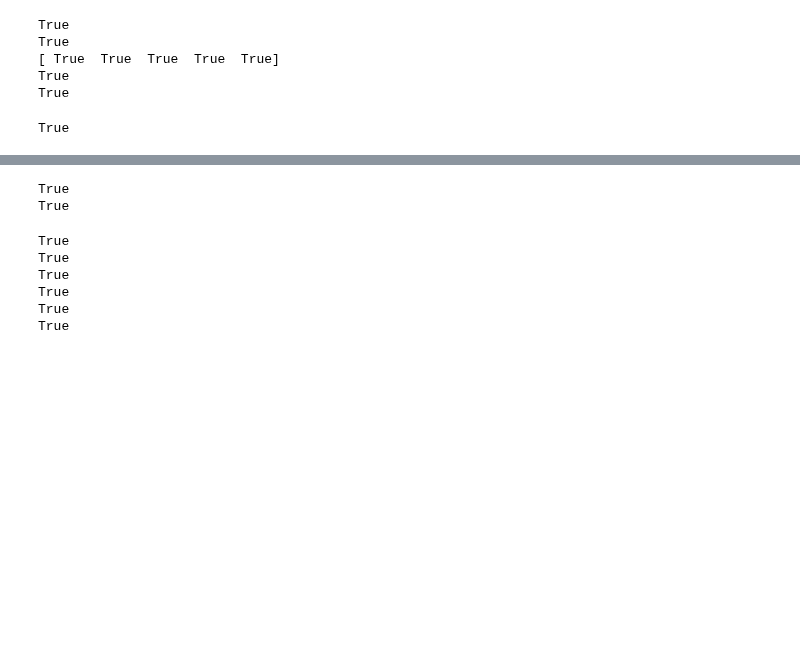
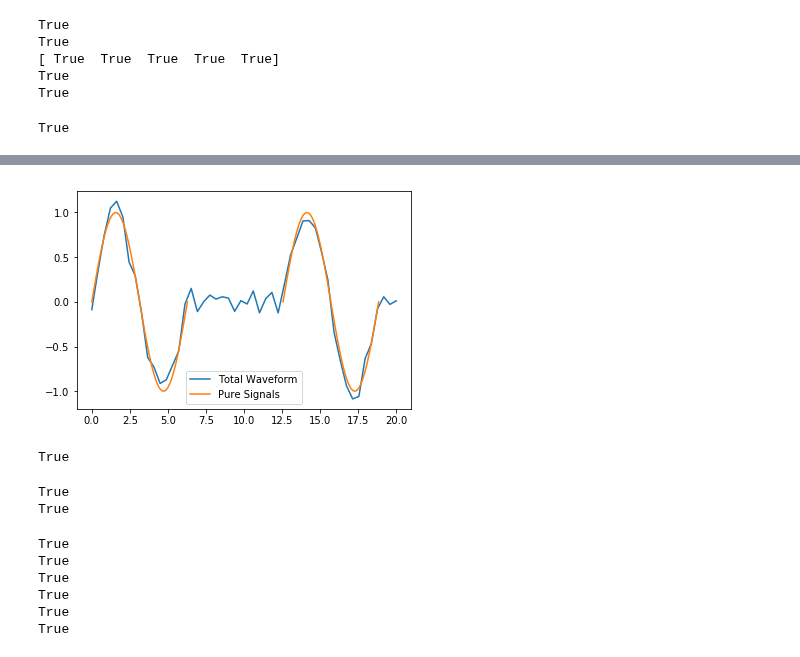
Before and after one commit to bhokansonfasig/pyrex, a Jupyter notebook: Code Examples.ipynb, the cells around one changed output, grey strips where cells are left out. Drawn from its saved outputs; the diff is of its cells as text; code cells hidden in the pictures; blank space fills up the shorter version.

```diff
--- a/Code Examples.ipynb
+++ b/Code Examples.ipynb
@@ -231,3 +234,15 @@ for waveform, pure_signal in zip(basic_antenna.waveforms, basic_antenna.signals)
+# %%
+total_waveform = basic_antenna.full_waveform(np.linspace(0,20))
+plt.plot(total_waveform.times, total_waveform.values, label="Total Waveform")
+plt.plot(incoming_signal_1.times, incoming_signal_1.values, label="Pure Signals")
+plt.plot(incoming_signal_2.times, incoming_signal_2.values, color="C1")
+plt.legend()
+plt.show()
+
+print(basic_antenna.is_hit_during(np.linspace(0, 200e-9)) == True)
+# %% [output]
+[figure, added]
+True
 # %%
 basic_antenna.clear()
 print(basic_antenna.is_hit == False)
```
Also changed, not shown: parts of 5 cells of this notebook, 7 other files.
